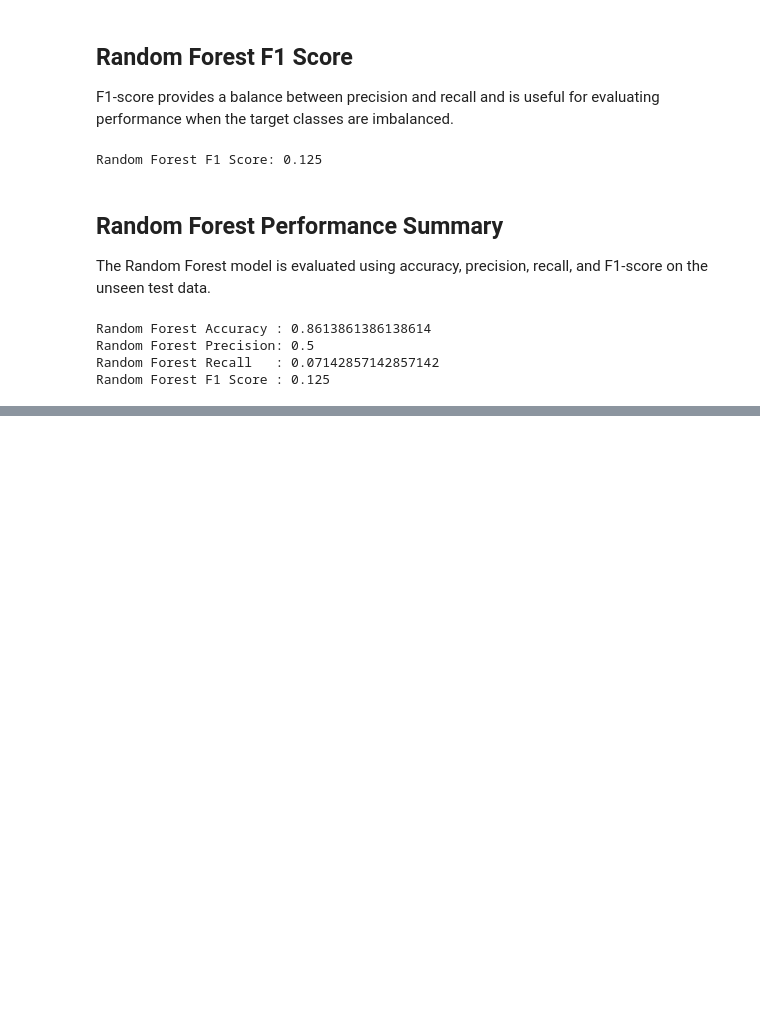
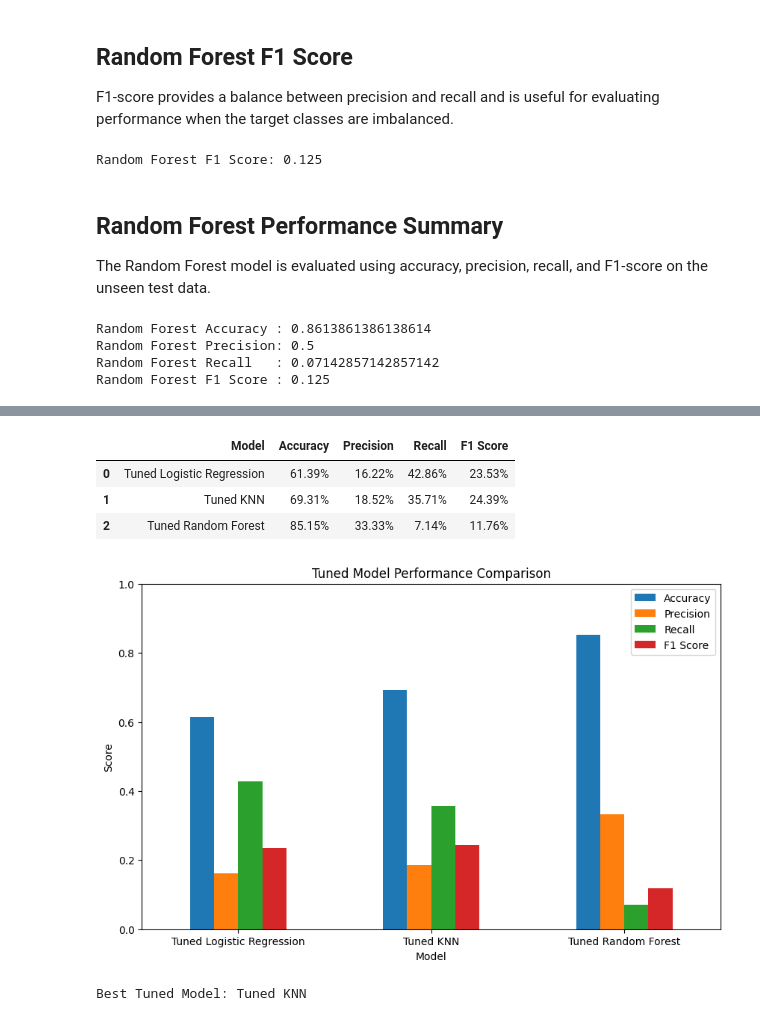
Before and after one commit to Alka-Sharma2006/customer-churn-analysis-ml, a Jupyter notebook: project.ipynb, the cells around one changed output, grey strips where cells are left out. Saved outputs shown, nothing was run; the diff lists cells and outputs as text; code cells hidden in the pictures; blank space fills up the shorter version.

Commit message:
Day 8 & Day 9: Hyperparameter tuning and final model analysis

```diff
--- a/project.ipynb
+++ b/project.ipynb
@@ -1222,0 +1362,18 @@ Random Forest F1 Score : 0.125
+# %%
+lr_metrics = evaluate_model(
+    "Tuned Logistic Regression",
+    Y_test,
+    Y_pred_lr_tuned
+)
+
+knn_metrics = evaluate_model(
+    "Tuned KNN",
+    Y_test,
+    Y_pred_knn_tuned
+)
+
+rf_metrics = evaluate_model(
+    "Tuned Random Forest",
+    Y_test,
+    Y_pred_rf_tuned
+)
@@ -1222,0 +1434,41 @@ Random Forest F1 Score : 0.125
+# %%
+tuned_comparison.style.format({
+    "Accuracy": "{:.2%}",
+    "Precision": "{:.2%}",
+    "Recall": "{:.2%}",
+    "F1 Score": "{:.2%}"
+})
+# %% [output]
+|  | Model | Accuracy | Precision | Recall | F1 Score |
+| 0 | Tuned Logistic Regression | 61.39% | 16.22% | 42.86% | 23.53% |
+| 1 | Tuned KNN | 69.31% | 18.52% | 35.71% | 24.39% |
+| 2 | Tuned Random Forest | 85.15% | 33.33% | 7.14% | 11.76% |
+# %%
+tuned_comparison.set_index("Model")[[
+    "Accuracy",
+    "Precision",
+    "Recall",
+    "F1 Score"
+]].plot(
+    kind="bar",
+    figsize=(10, 6)
+)
+
+plt.title("Tuned Model Performance Comparison")
+plt.xlabel("Model")
+plt.ylabel("Score")
+plt.ylim(0, 1)
+plt.xticks(rotation=0)
+plt.legend()
+plt.show()
+# %% [output]
+[figure, added]
+# %%
+best_model_name = tuned_comparison.loc[
+    tuned_comparison["F1 Score"].idxmax(),
+    "Model"
+]
+
+print("Best Tuned Model:", best_model_name)
+# %% [output]
+Best Tuned Model: Tuned KNN
```
Also changed, not shown: parts of 50 cells of this notebook.
